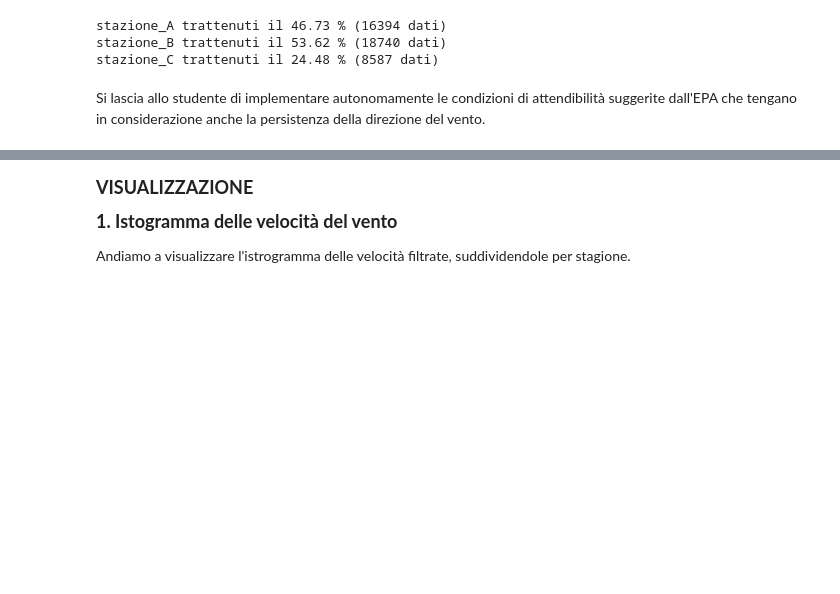
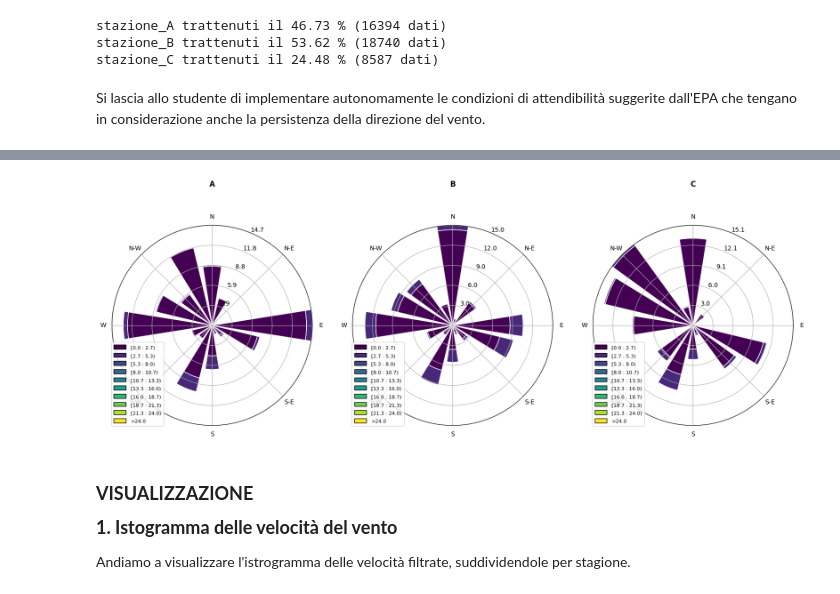
Before and after one commit to FedeJack06/Laboratorio-di-Fisica-dell-Atmosfera, a Jupyter notebook: 1esp/Notebook_Stazioni_Davis.ipynb, the cells around one changed output, grey strips where cells are left out. Drawn from its saved outputs; the diff is of its cells as text; code cells hidden in the pictures; blank space fills up the shorter version.

```diff
--- a/1esp/Notebook_Stazioni_Davis.ipynb
+++ b/1esp/Notebook_Stazioni_Davis.ipynb
@@ -920,11 +831,0 @@ max speed 5.811
-# %%
-print("Stazione_B")
-ax = WindroseAxes.from_ax()
-
-ws = globals()["df_B_year_interval30_plaus_pers3"]["wndSpeed"]
-wd = globals()["df_B_year_interval30_plaus_pers3"]["wndDir"]
-print("min speed " + str(ws.min()))
-print("max speed " + str(ws.max()))
-ax.bar(wd, ws, normed=True, opening=0.8, edgecolor="white")
-ax.set_legend()
-plt.savefig('FIGURE/windrose_B.png', dpi=300)
@@ -936,11 +831,0 @@ max speed 7.152
-# %%
-print("Stazione_C")
-ax = WindroseAxes.from_ax()
-
-ws = globals()["df_C_year_interval30_plaus_pers3"]["wndSpeed"]
-wd = globals()["df_C_year_interval30_plaus_pers3"]["wndDir"]
-print("min speed " + str(ws.min()))
-print("max speed " + str(ws.max()))
-ax.bar(wd, ws, normed=True, opening=0.8, edgecolor="white")
-ax.set_legend()
-plt.savefig('FIGURE/windrose_C.png', dpi=300)
@@ -952,3 +881,24 @@ max speed 23.691
+# %%
+from windrose import WindroseAxes
+fig, axes = plt.subplots(nrows=1, ncols=3, figsize=(20, 8))
+
+for i in range(3):
+    axes[i].axis('off')
+    axes[i].set_title("$\\bf{"+stazioni[i]+"}$")
+    rect=axes[i].get_position()
+    wa = WindroseAxes(fig, rect)
+    fig.add_axes(wa)
+
+    ws = globals()["df_"+stazioni[i]+"_year_interval30_plaus_pers3"]["wndSpeed"]
+    wd = globals()["df_"+stazioni[i]+"_year_interval30_plaus_pers3"]["wndDir"]
+
+    bins = np.linspace(0,24,10) #per avere scala colori comune, estremi dei bin
+    wa.bar(wd, ws, normed=True, opening=0.8, edgecolor="white", bins=bins)
+    wa.set_legend()
+
+plt.savefig('FIGURE/windrose_davis.png', dpi=300, bbox_inches='tight')
+# %% [output]
+[figure, added]
 # %% [markdown]
 <span style="font-size: large;">**VISUALIZZAZIONE**
 
```
Also changed, not shown: parts of 20 cells of this notebook, 5 other files.
